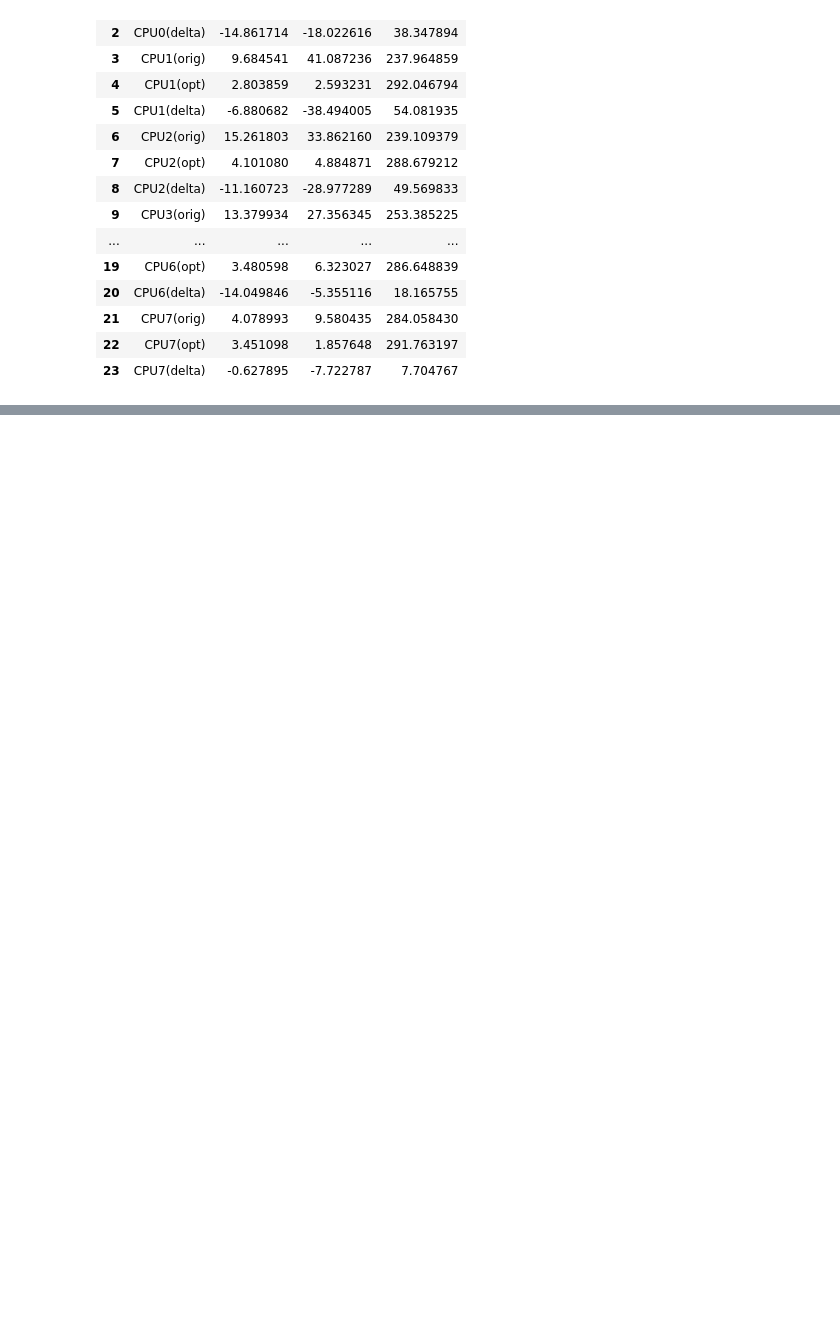
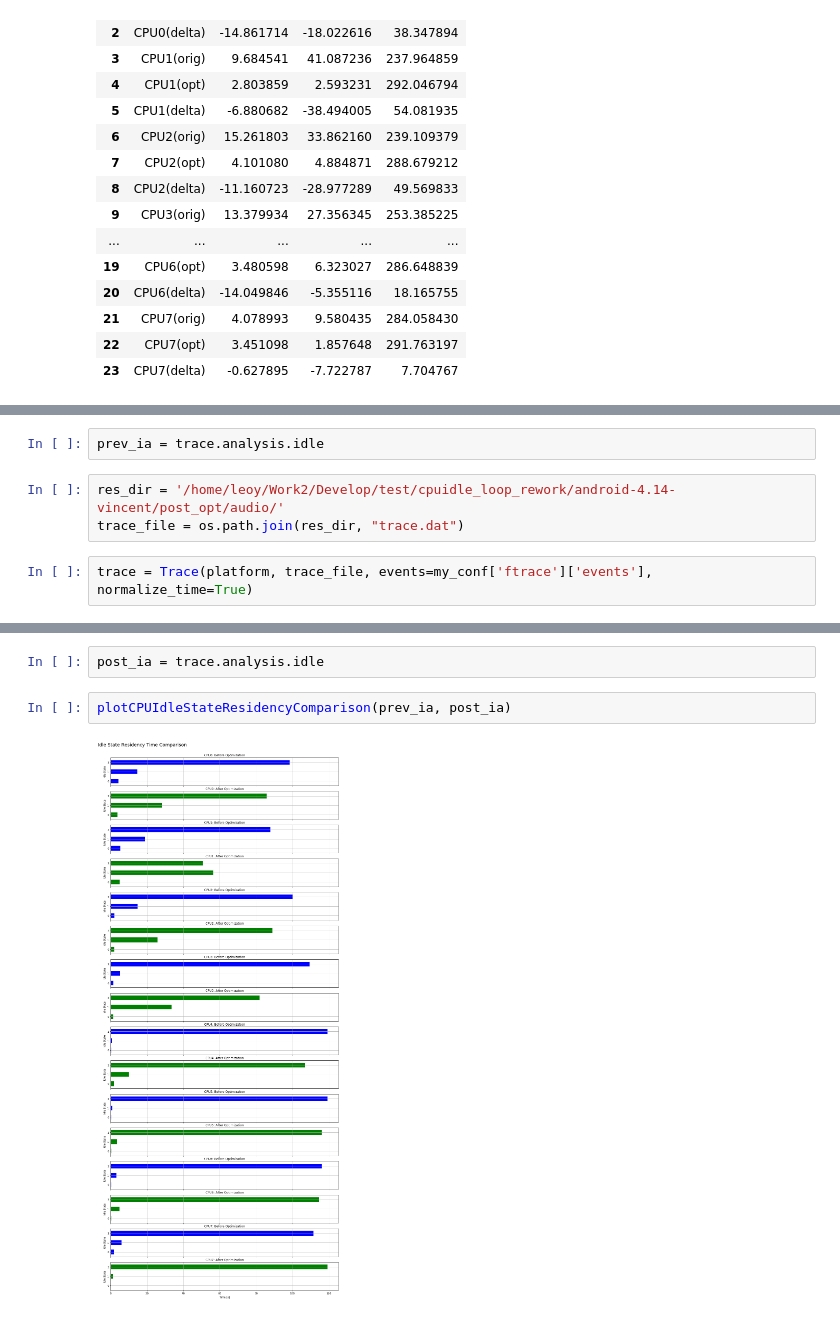
Before and after one commit to Leo-Yan/lisa, a Jupyter notebook: ipynb/examples/trace_analysis/TraceAnalysis_IdleStates-hikey-v2.ipynb, the cells around one changed output, grey strips where cells are left out. Saved outputs shown, nothing was run; the diff lists cells and outputs as text; blank space fills up the shorter version.

Commit message:
Add result for Android comparison
Signed-off-by: Leo Yan <leo.yan@linaro.org>

```diff
--- a/ipynb/examples/trace_analysis/TraceAnalysis_IdleStates-hikey-v2.ipynb
+++ b/ipynb/examples/trace_analysis/TraceAnalysis_IdleStates-hikey-v2.ipynb
@@ -401,0 +532,7 @@ df
+# %%
+prev_ia = trace.analysis.idle
+# %%
+res_dir = '/home/leoy/Work2/Develop/test/cpuidle_loop_rework/android-4.14-vincent/post_opt/audio/'
+trace_file = os.path.join(res_dir, "trace.dat")
+# %%
+trace = Trace(platform, trace_file, events=my_conf['ftrace']['events'], normalize_time=True)
@@ -401,0 +542,6 @@ df
+# %%
+post_ia = trace.analysis.idle
+# %%
+plotCPUIdleStateResidencyComparison(prev_ia, post_ia)
+# %% [output]
+[figure, added]
```
Also changed, not shown: parts of 39 cells of this notebook.
